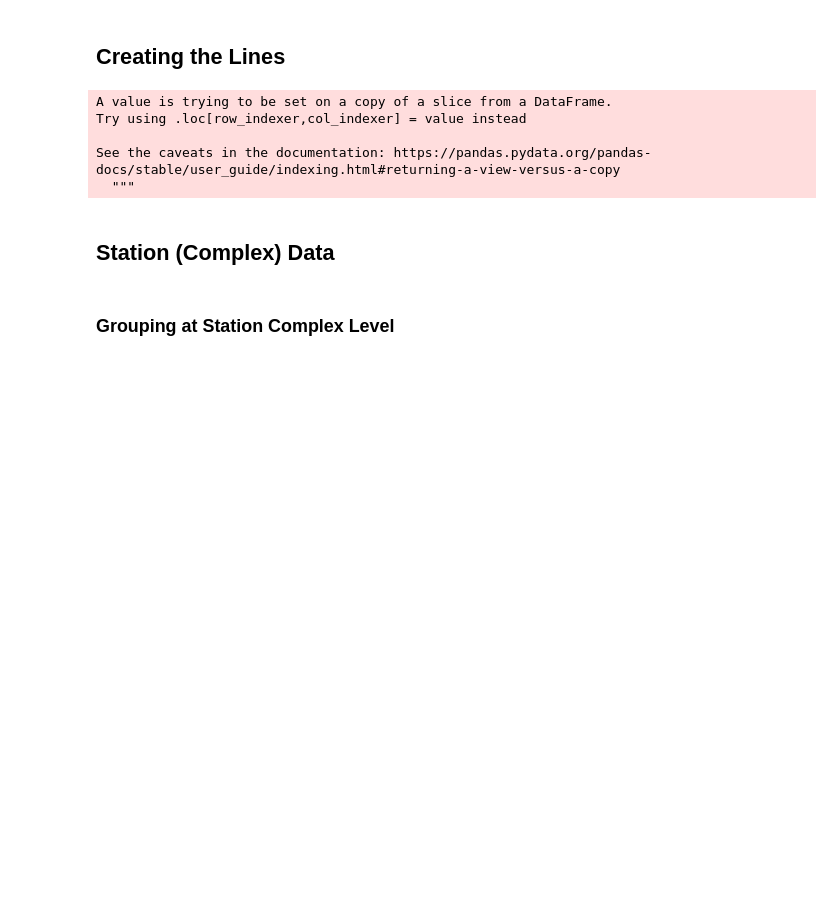
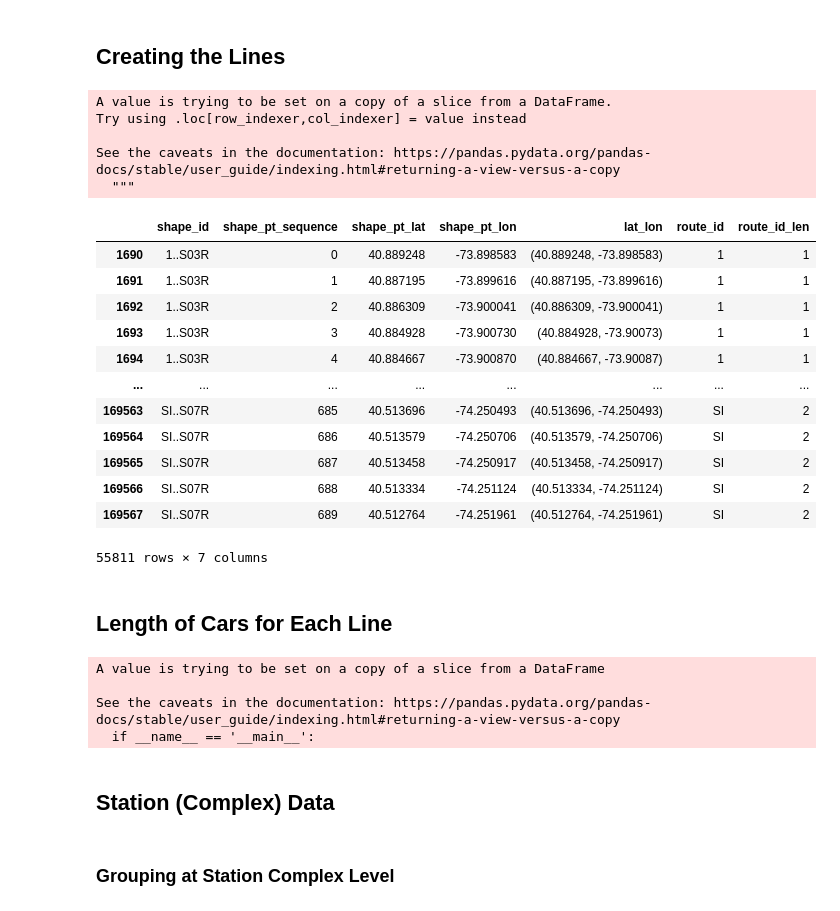
Before and after one commit to gregfeliu/NYC-Subway-Frequencies, a Jupyter notebook: 1.GTFS_Data_Processing.ipynb, the cells around one changed output. Cells and saved outputs as stored; diff of their text form; code cells hidden in the pictures; blank space fills up the shorter version.

```diff
--- a/1.GTFS_Data_Processing.ipynb
+++ b/1.GTFS_Data_Processing.ipynb
@@ -153,7 +146,6 @@ stop_times_df['arrival_time'] = [str(int(x[0:2]) - 24) + x[2:] if int(x[0:2]) >=
 stop_times_df['departure_time']  = [str(int(x[0:2]) - 24) + x[2:] if int(x[0:2]) >= 24 else x
                           for x in stop_times_df['departure_time']]
 # making to a datetime
-stop_times_df['arrival_time'] = pd.to_datetime(stop_times_df['arrival_time'], format="%H:%M:%S"
-                                                  , errors='coerce')
-stop_times_df['departure_time'] = pd.to_datetime(stop_times_df['departure_time'], format="%H:%M:%S"
-                                                    , errors='coerce')
+stop_times_df['arrival_time'] = pd.to_datetime(stop_times_df['arrival_time'], format="%H:%M:%S", errors='coerce')
+stop_times_df['departure_time'] = pd.to_datetime(stop_times_df['departure_time'], format="%H:%M:%S", errors='coerce')
+stop_times_df = group_into_day_type(stop_times_df, 'trip_id')
@@ -423,3 +295,21 @@ Try using .loc[row_indexer,col_indexer] = value instead
 
 See the caveats in the documentation: https://pandas.pydata.org/pandas-docs/stable/user_guide/indexing.html#returning-a-view-versus-a-copy
   """
+# %%
+shapes_df_unique
+# %% [output]
+|  | shape_id | shape_pt_sequence | shape_pt_lat | shape_pt_lon | lat_lon | route_id | route_id_len |
+| 1690 | 1..S03R | 0 | 40.889248 | -73.898583 | (40.889248, -73.898583) | 1 | 1 |
+| 1691 | 1..S03R | 1 | 40.887195 | -73.899616 | (40.887195, -73.899616) | 1 | 1 |
+| 1692 | 1..S03R | 2 | 40.886309 | -73.900041 | (40.886309, -73.900041) | 1 | 1 |
+| 1693 | 1..S03R | 3 | 40.884928 | -73.900730 | (40.884928, -73.90073) | 1 | 1 |
+| 1694 | 1..S03R | 4 | 40.884667 | -73.900870 | (40.884667, -73.90087) | 1 | 1 |
+| ... | ... | ... | ... | ... | ... | ... | ... |
+| 169563 | SI..S07R | 685 | 40.513696 | -74.250493 | (40.513696, -74.250493) | SI | 2 |
+| 169564 | SI..S07R | 686 | 40.513579 | -74.250706 | (40.513579, -74.250706) | SI | 2 |
+| 169565 | SI..S07R | 687 | 40.513458 | -74.250917 | (40.513458, -74.250917) | SI | 2 |
+| 169566 | SI..S07R | 688 | 40.513334 | -74.251124 | (40.513334, -74.251124) | SI | 2 |
+| 169567 | SI..S07R | 689 | 40.512764 | -74.251961 | (40.512764, -74.251961) | SI | 2 |
+55811 rows × 7 columns
+# %% [markdown]
+## Length of Cars for Each Line
@@ -425,0 +363,15 @@ See the caveats in the documentation: https://pandas.pydata.org/pandas-docs/stab
+# %%
+train_area_df['number_of_cars'] = pd.DataFrame.from_dict(cars_per_train_dict, orient='index')
+for idx in range(len(train_area_df)):
+    value = train_area_df['number_of_cars'][idx]
+    if np.isnan(value):
+        if train_area_df['division'][idx] == 'A':
+            value = 10
+        elif train_area_df['division'][idx] == 'B':
+            value = 8
+    train_area_df['number_of_cars'][idx] = value
+# %% [output]
+A value is trying to be set on a copy of a slice from a DataFrame
+
+See the caveats in the documentation: https://pandas.pydata.org/pandas-docs/stable/user_guide/indexing.html#returning-a-view-versus-a-copy
+  if __name__ == '__main__':
```
Also changed, not shown: parts of 84 cells of this notebook, 1 other file.
